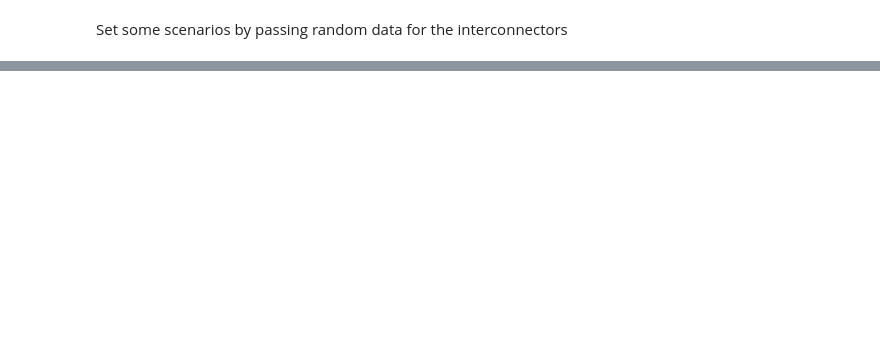
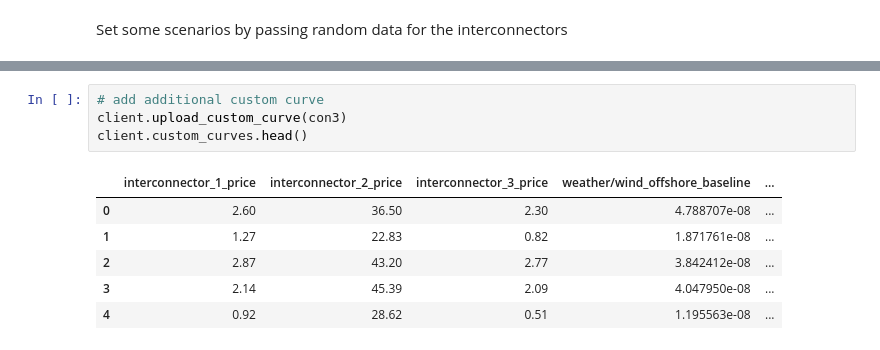
Before and after one commit to robcalon/pyetm, a Jupyter notebook: examples/introduction.ipynb, the cells around one changed output, grey strips where cells are left out. Cells and saved outputs as stored; diff of their text form; blank space fills up the shorter version.

```diff
--- a/examples/introduction.ipynb
+++ b/examples/introduction.ipynb
@@ -178,0 +133,11 @@ curves
+# %%
+# add additional custom curve
+client.upload_custom_curve(con3)
+client.custom_curves.head()
+# %% [output]
+|  | interconnector_1_price | interconnector_2_price | interconnector_3_price | weather/wind_offshore_baseline | ... |
+| 0 | 2.60 | 36.50 | 2.30 | 4.788707e-08 | ... |
+| 1 | 1.27 | 22.83 | 0.82 | 1.871761e-08 | ... |
+| 2 | 2.87 | 43.20 | 2.77 | 3.842412e-08 | ... |
+| 3 | 2.14 | 45.39 | 2.09 | 4.047950e-08 | ... |
+| 4 | 0.92 | 28.62 | 0.51 | 1.195563e-08 | ... |
```
Also changed, not shown: parts of 14 cells of this notebook.
